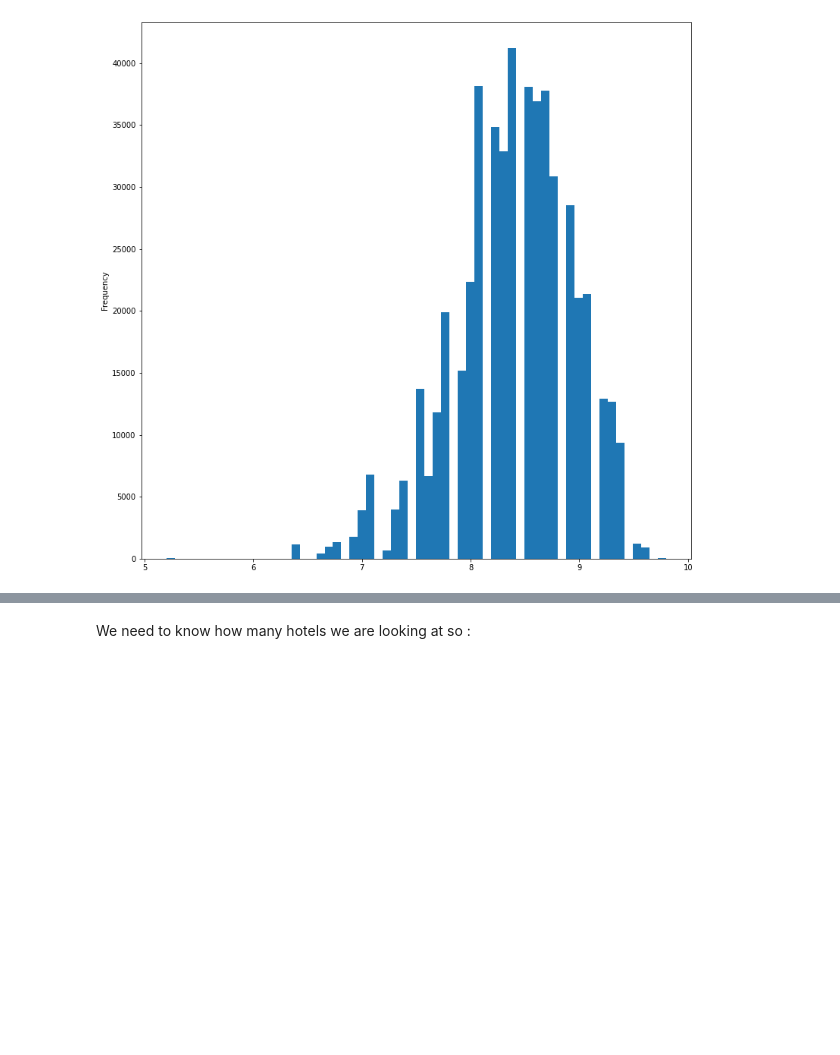
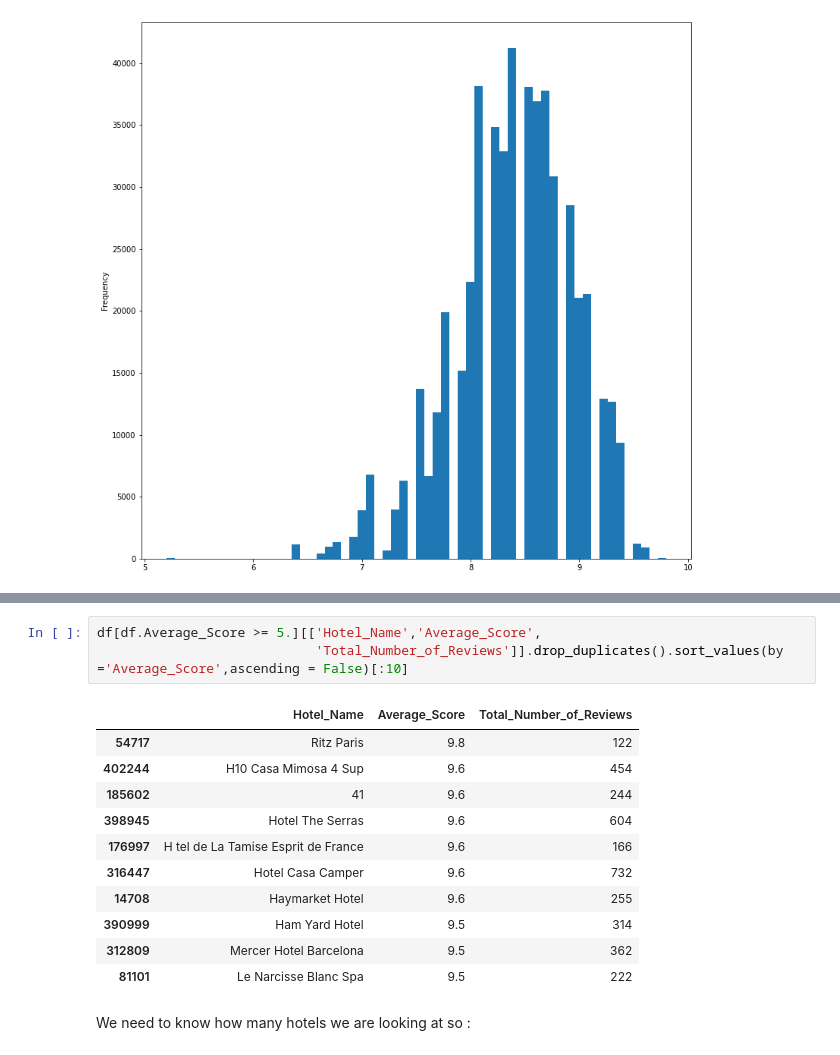
Before and after one commit to ArvindRajen/Conceptual_Analysis, a Jupyter notebook: Hotel_Reviews_EDA.ipynb, the cells around one changed output, grey strips where cells are left out. Cells and saved outputs as stored; diff of their text form; blank space fills up the shorter version.

```diff
--- a/Hotel_Reviews_EDA.ipynb
+++ b/Hotel_Reviews_EDA.ipynb
@@ -49,3 +84,18 @@ plt.show()
+# %%
+df[df.Average_Score >= 5.][['Hotel_Name','Average_Score',
+                            'Total_Number_of_Reviews']].drop_duplicates().sort_values(by ='Average_Score',ascending = False)[:10]
+# %% [output]
+|  | Hotel_Name | Average_Score | Total_Number_of_Reviews |
+| 54717 | Ritz Paris | 9.8 | 122 |
+| 402244 | H10 Casa Mimosa 4 Sup | 9.6 | 454 |
+| 185602 | 41 | 9.6 | 244 |
+| 398945 | Hotel The Serras | 9.6 | 604 |
+| 176997 | H tel de La Tamise Esprit de France | 9.6 | 166 |
+| 316447 | Hotel Casa Camper | 9.6 | 732 |
+| 14708 | Haymarket Hotel | 9.6 | 255 |
+| 390999 | Ham Yard Hotel | 9.5 | 314 |
+| 312809 | Mercer Hotel Barcelona | 9.5 | 362 |
+| 81101 | Le Narcisse Blanc Spa | 9.5 | 222 |
 # %% [markdown]
 We need to know how many hotels we are looking at so :
 # %%
```
Also changed, not shown: parts of 2 cells of this notebook.
